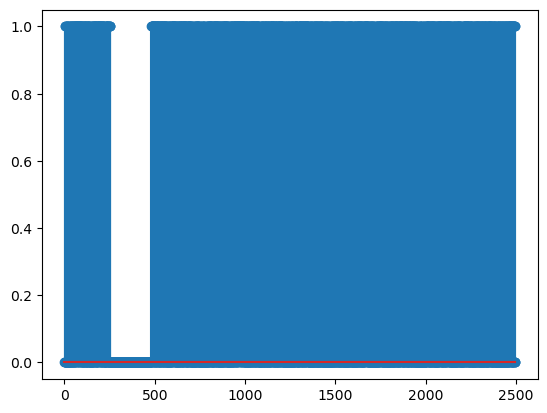
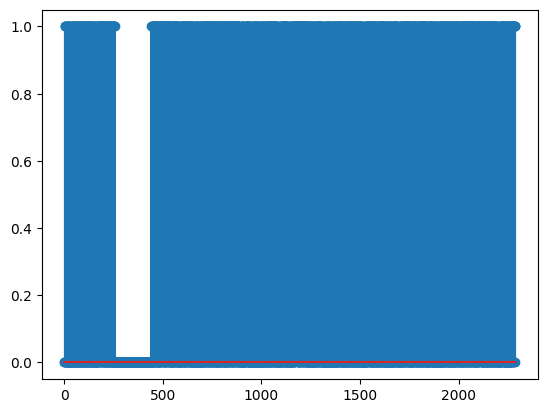
The change to this notebook cell's code, shown as a diff; its figure went from the first image to the second:
--- before
+++ after
@@ -1,6 +1,7 @@
-ll = ldpc.get_ldpc_code_params(ldpc_design_filename=f'BG{bg}, Zc = {zc}.txt', compute_matrix=True)
+ll = ldpc.get_ldpc_code_params(ldpc_design_filename=f'zc = {zc}, kb = {kb}, K = {zc*kb}, N = {H.shape[1]}.bg', compute_matrix=True)
 msg = np.random.randint(0, 2, K)
 # shortening
 msg = np.concatenate([msg, np.zeros(zc*kb- K)])
+print(len(msg))
 codeword = ldpc.triang_ldpc_systematic_encode(msg, ll, 0)
 
@@ -18,20 +19,10 @@
 
 
-H = expand_base_graph(base_graph=base_graph, Zc=zc)
-H = H[:, 2*zc:N+2*zc]
-print(H.shape)
-try:
-    ldpc.write_ldpc_params(np.array(H, dtype=np.int8), f'BG{bg}, Zc = {zc}_RX.txt')
-except:
-    pass
-plt.imshow(H)
-plt.show()
-
-ll_rx = ldpc.get_ldpc_code_params(ldpc_design_filename=f'BG{bg}, Zc = {zc}_RX.txt', compute_matrix=True)
 
 codeword_to_llr = np.array([10 if x == 0 else -10 for x in codeword])
+codeword_to_llr[K:zc*kb] = [-10] * (zc*kb - K)
 codeword_to_llr[0] = -1
-decoded = ldpc.ldpc_bp_decode(codeword_to_llr, ll_rx ,decoder_algorithm = "SPA", n_iters=100)
+decoded = ldpc.ldpc_bp_decode(codeword_to_llr, ll ,decoder_algorithm = "SPA", n_iters=100)
 
-print(decoded[0][2:K+2])
-print(msg)
+print(decoded[0][:K].tolist() == msg[:K].astype(np.int8).tolist())
+

Commit: updating the ldpc.ipynb